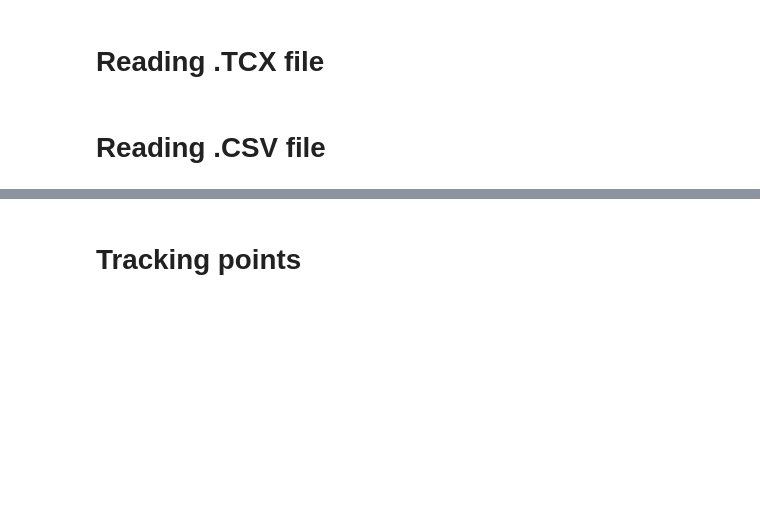
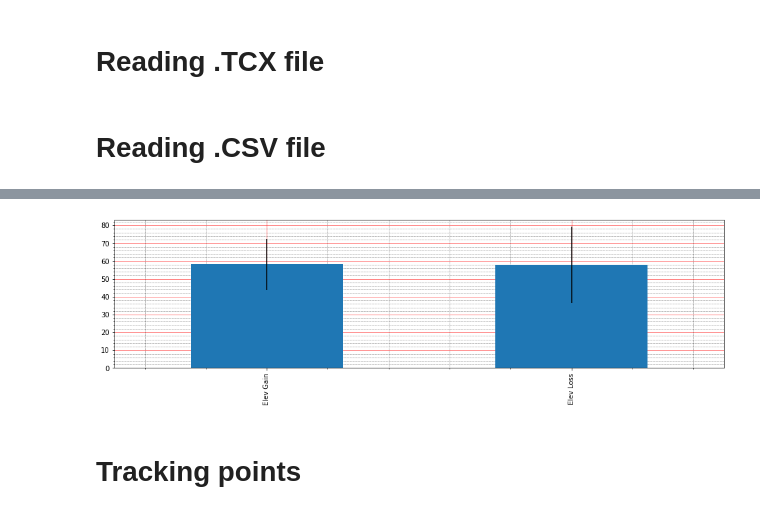
Before and after one commit to albertoivo/garmin-parser, a Jupyter notebook: GarminCyclingReport.ipynb, the cells around one changed output, grey strips where cells are left out. Cells and saved outputs as stored; diff of their text form; code cells hidden in the pictures; blank space fills up the shorter version.

```diff
--- a/GarminCyclingReport.ipynb
+++ b/GarminCyclingReport.ipynb
@@ -52,2 +58,6 @@ mean_graph(csv[['Avg HR', 'Max HR', 'Elev Gain', 'Elev Loss', 'Max Speed', 'Calo
+# %%
+graph.mean(csv[['Elev Gain', 'Elev Loss']])
+# %% [output]
+[figure, added]
 # %% [markdown]
 # Tracking points
```
Also changed, not shown: parts of 30 cells of this notebook, 11 other files.
